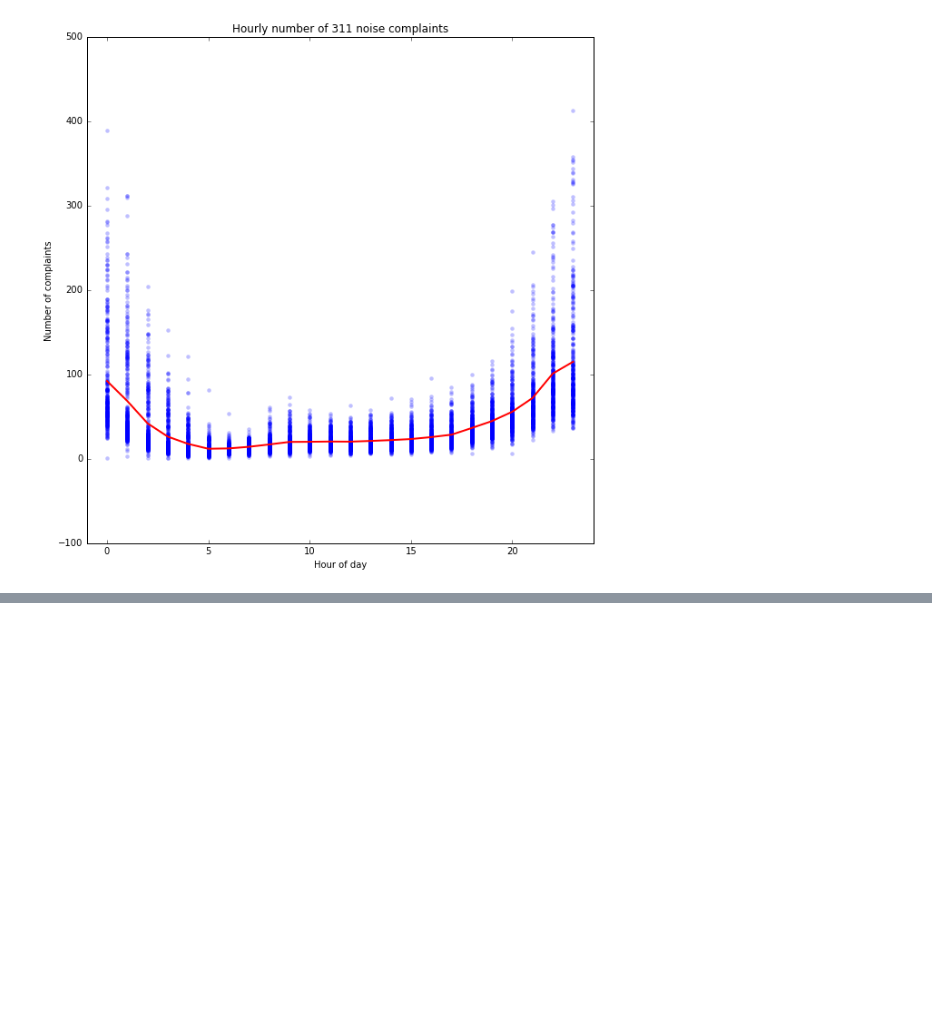
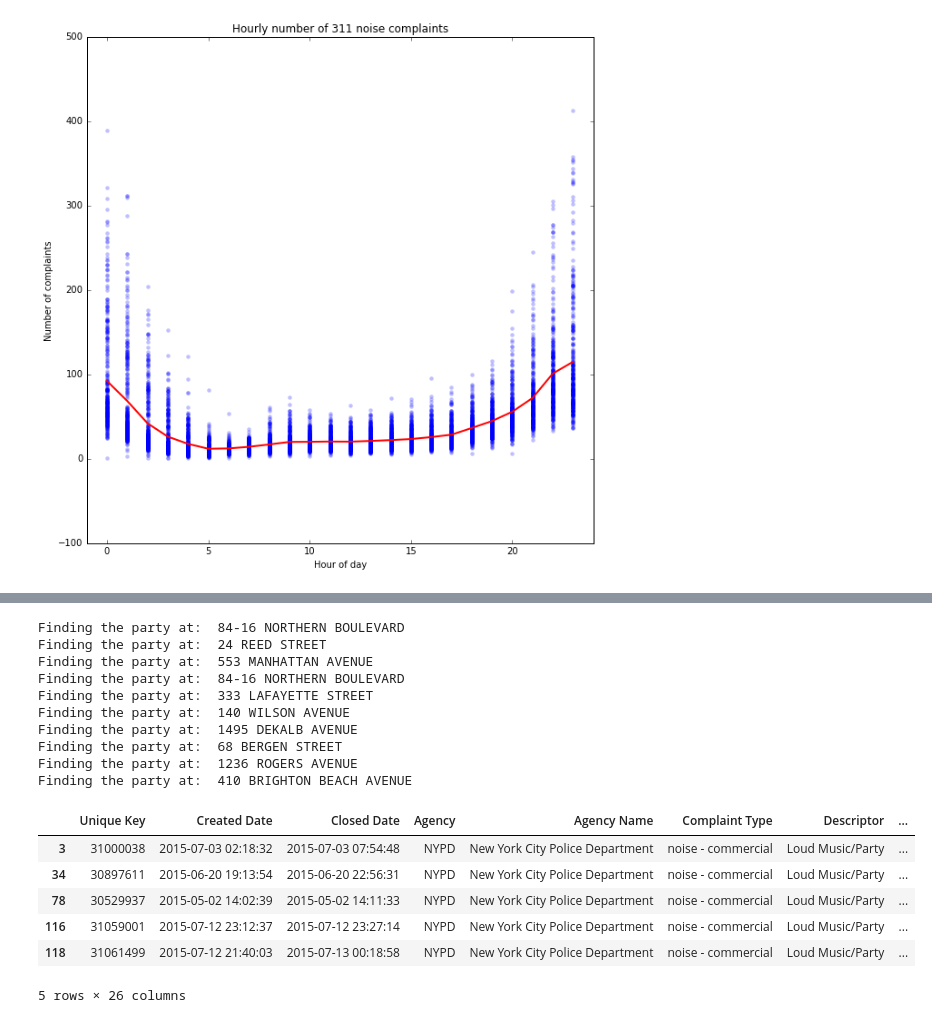
Before and after one commit to brian-ho/sci-6354-tutorials, a Jupyter notebook: Python/SCI-6354 Python Tutorial.ipynb, the cells around one changed output, grey strips where cells are left out. Cells and saved outputs as stored; diff of their text form; code cells hidden in the pictures; blank space fills up the shorter version.

```diff
--- a/Python/SCI-6354 Python Tutorial.ipynb
+++ b/Python/SCI-6354 Python Tutorial.ipynb
@@ -598,0 +634,32 @@ plt.show
+# %%
+# Bring in the Request library — you will likely need to install with pip
+import requests
+
+# Function to find a place from the Here Places API
+def findParty(address, latitude, longitude):
+
+    print("Finding the party at: ", address)
+
+    # being curteous with API access
+    time.sleep(0.1)
+
+    # access API via Request library, set query parameters based on arguments
+    params = {'at': str(latitude)+","+str(longitude),
+              'app_id':    #'DemoAppId01082013GAL',
+              'app_code':  #'AJKnXv84fjrb0KIHawS0Tg',
+              'q':'club bar restaurant '+address}
+
+    # make the request via URL
+    r = requests.get('https://places.api.here.com/places/v1/discover/search?', params=params)
+
+    # some de-bugging
+    # print(r.url)
+    # print(r.status_code)
+
+    # error handling
+    if len(r.json()["results"]["items"]) > 0:
+        ## parse JSON
+        place = r.json()
+        return place["results"]["items"][0]["title"].decode("utf-8").encode()
+    else:
+        return
@@ -598,0 +688,24 @@ plt.show
+# %%
+# Using the apply function to create a new column
+parties["Place Name"] = parties.apply(
+    lambda x: findParty(x["Incident Address"], x['Latitude'], x['Longitude']), axis=1)
+
+parties.head()
+# %% [output]
+Finding the party at:  84-16 NORTHERN BOULEVARD
+Finding the party at:  24 REED STREET
+Finding the party at:  553 MANHATTAN AVENUE
+Finding the party at:  84-16 NORTHERN BOULEVARD
+Finding the party at:  333 LAFAYETTE STREET
+Finding the party at:  140 WILSON AVENUE
+Finding the party at:  1495 DEKALB AVENUE
+Finding the party at:  68 BERGEN STREET
+Finding the party at:  1236 ROGERS AVENUE
+Finding the party at:  410 BRIGHTON BEACH AVENUE
+|  | Unique Key | Created Date | Closed Date | Agency | Agency Name | Complaint Type | Descriptor | ... |
+| 3 | 31000038 | 2015-07-03 02:18:32 | 2015-07-03 07:54:48 | NYPD | New York City Police Department | noise - commercial | Loud Music/Party | ... |
+| 34 | 30897611 | 2015-06-20 19:13:54 | 2015-06-20 22:56:31 | NYPD | New York City Police Department | noise - commercial | Loud Music/Party | ... |
+| 78 | 30529937 | 2015-05-02 14:02:39 | 2015-05-02 14:11:33 | NYPD | New York City Police Department | noise - commercial | Loud Music/Party | ... |
+| 116 | 31059001 | 2015-07-12 23:12:37 | 2015-07-12 23:27:14 | NYPD | New York City Police Department | noise - commercial | Loud Music/Party | ... |
+| 118 | 31061499 | 2015-07-12 21:40:03 | 2015-07-13 00:18:58 | NYPD | New York City Police Department | noise - commercial | Loud Music/Party | ... |
+5 rows × 26 columns
```
Also changed, not shown: parts of 19 cells of this notebook.
